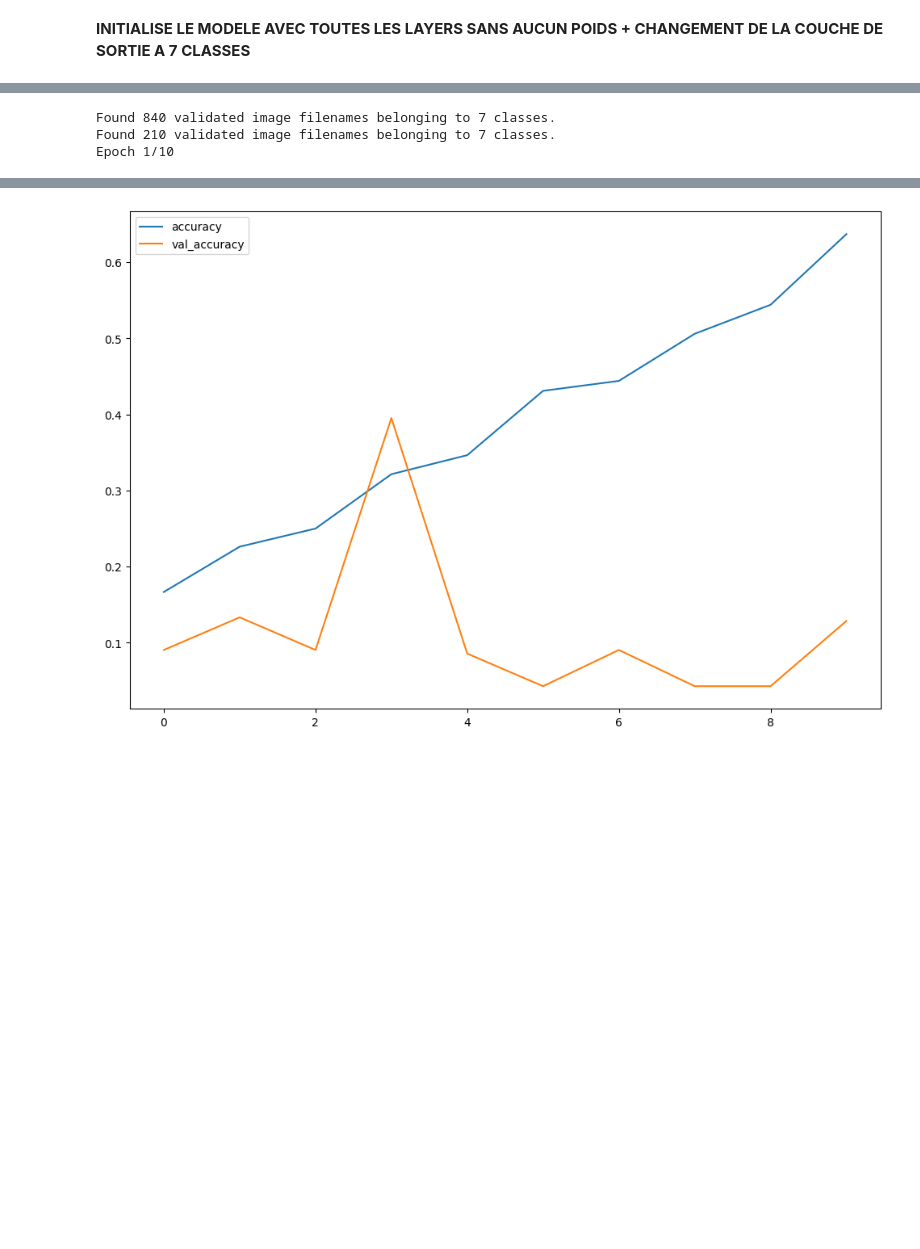
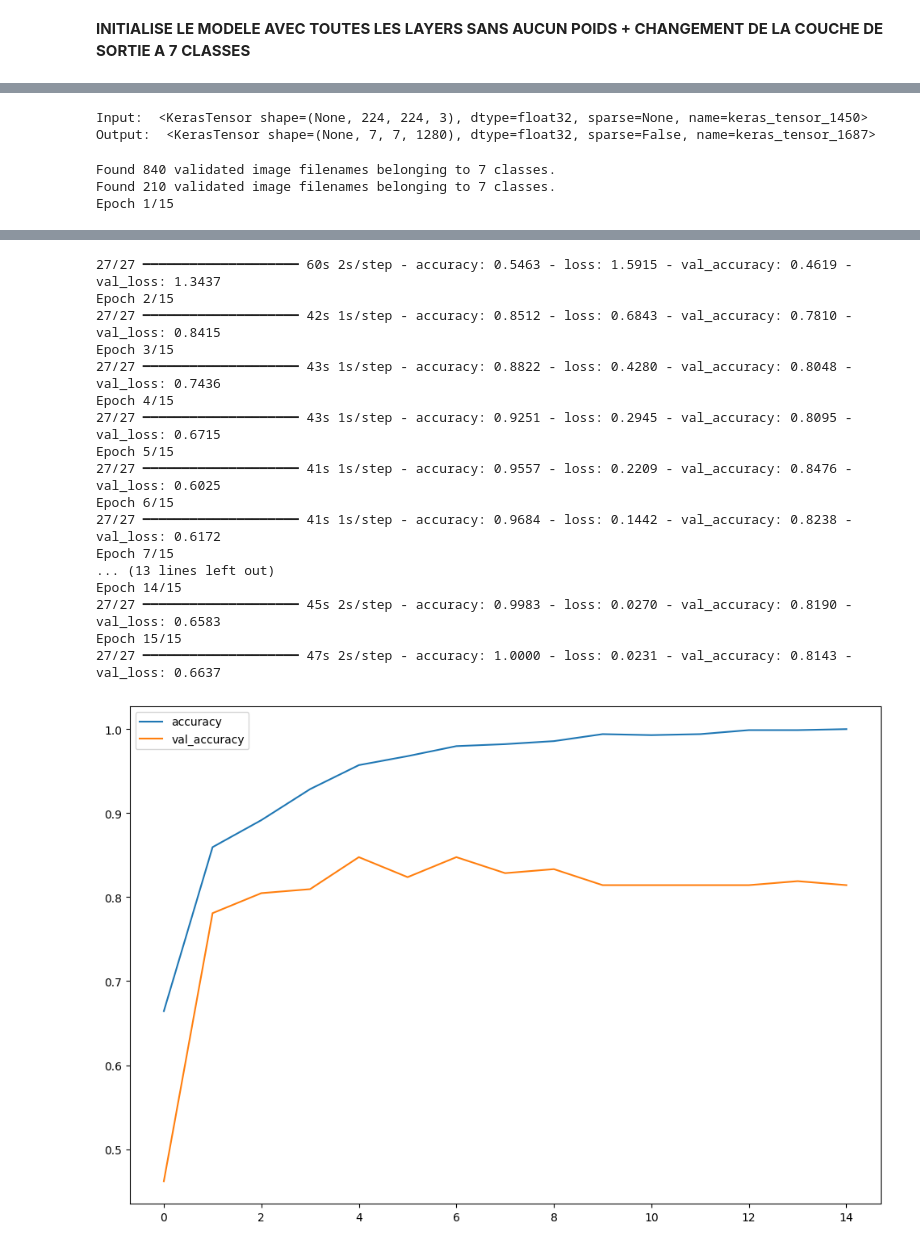
Before and after one commit to Hedredo/oc_projet_6, a Jupyter notebook: classification.ipynb, the cells around one changed output, grey strips where cells are left out. Saved outputs shown, nothing was run; the diff lists cells and outputs as text; code cells hidden in the pictures; blank space fills up the shorter version.

```diff
--- a/classification.ipynb
+++ b/classification.ipynb
@@ -87,3 +433,39 @@ model.layers[-n_last_layers:]
+# %%
+# SCENARIO 6 : On utilise les poids pré-entraînés sur ImageNet avec des couches de sortie différentes
+model = EfficientNetB0(
+    include_top=False,
+    weights='imagenet',
+    input_shape=(224, 224, 3),
+    classes=7,
+    classifier_activation='softmax'
+)
+
+print("Input: ", model.input)
+print("Output: ", model.output)
+
+# Ajoute les dernières couches denses du modèle
+x = model.output
+x = tf.keras.layers.GlobalAveragePooling2D()(x)
+x = tf.keras.layers.Dense(1024, activation='relu')(x)
+x = tf.keras.layers.Dense(1024, activation='relu')(x)
+predictions = tf.keras.layers.Dense(n_classes, activation='softmax')(x)
+
+# Crée un modèle à partir des inputs et des outputs
+model = Model(inputs=model.input, outputs=predictions)
+
+# Gèle les poids des couches de convolution
+for layer in model.layers[:-6]:
+    layer.trainable = False
+
+# Compile le modèle
+model.compile(
+    optimizer=Adam(learning_rate=1e-4),
+    loss='categorical_crossentropy',
+    metrics=['accuracy']
+)
+# %% [output]
+Input:  <KerasTensor shape=(None, 224, 224, 3), dtype=float32, sparse=None, name=keras_tensor_1450>
+Output:  <KerasTensor shape=(None, 7, 7, 1280), dtype=float32, sparse=False, name=keras_tensor_1687>
 # %%
 datagen = ImageDataGenerator(
     preprocessing_function=efficientnet_preprocess_input,
@@ -112,19 +494,11 @@ validation_generator = datagen.flow_from_dataframe(
     subset='validation'
 )
 
-# Compile le modèle
-
-model.compile(
-    optimizer=Adam(learning_rate=1e-3),
-    loss='categorical_crossentropy',
-    metrics=['accuracy']
-)
-
 # Entraîne le modèle
 history = model.fit(
     train_generator,
     validation_data=validation_generator,
-    epochs=10
+    epochs=15
 )
 
 # Affiche les courbes d'apprentissage
@@ -136,4 +510,4 @@ plt.show()
 # %% [output]
 Found 840 validated image filenames belonging to 7 classes.
 Found 210 validated image filenames belonging to 7 classes.
-Epoch 1/10
+Epoch 1/15
@@ -159,2 +515,19 @@ Epoch 10/10
+27/27 ━━━━━━━━━━━━━━━━━━━━ 60s 2s/step - accuracy: 0.5463 - loss: 1.5915 - val_accuracy: 0.4619 - val_loss: 1.3437
+Epoch 2/15
+27/27 ━━━━━━━━━━━━━━━━━━━━ 42s 1s/step - accuracy: 0.8512 - loss: 0.6843 - val_accuracy: 0.7810 - val_loss: 0.8415
+Epoch 3/15
+27/27 ━━━━━━━━━━━━━━━━━━━━ 43s 1s/step - accuracy: 0.8822 - loss: 0.4280 - val_accuracy: 0.8048 - val_loss: 0.7436
+Epoch 4/15
+27/27 ━━━━━━━━━━━━━━━━━━━━ 43s 1s/step - accuracy: 0.9251 - loss: 0.2945 - val_accuracy: 0.8095 - val_loss: 0.6715
+Epoch 5/15
+27/27 ━━━━━━━━━━━━━━━━━━━━ 41s 1s/step - accuracy: 0.9557 - loss: 0.2209 - val_accuracy: 0.8476 - val_loss: 0.6025
+Epoch 6/15
+27/27 ━━━━━━━━━━━━━━━━━━━━ 41s 1s/step - accuracy: 0.9684 - loss: 0.1442 - val_accuracy: 0.8238 - val_loss: 0.6172
+Epoch 7/15
+... (13 lines left out)
+Epoch 14/15
+27/27 ━━━━━━━━━━━━━━━━━━━━ 45s 2s/step - accuracy: 0.9983 - loss: 0.0270 - val_accuracy: 0.8190 - val_loss: 0.6583
+Epoch 15/15
+27/27 ━━━━━━━━━━━━━━━━━━━━ 47s 2s/step - accuracy: 1.0000 - loss: 0.0231 - val_accuracy: 0.8143 - val_loss: 0.6637
-[figure, old version]
+[figure, new version]
 # %%
```
Also changed, not shown: parts of 31 cells of this notebook.
